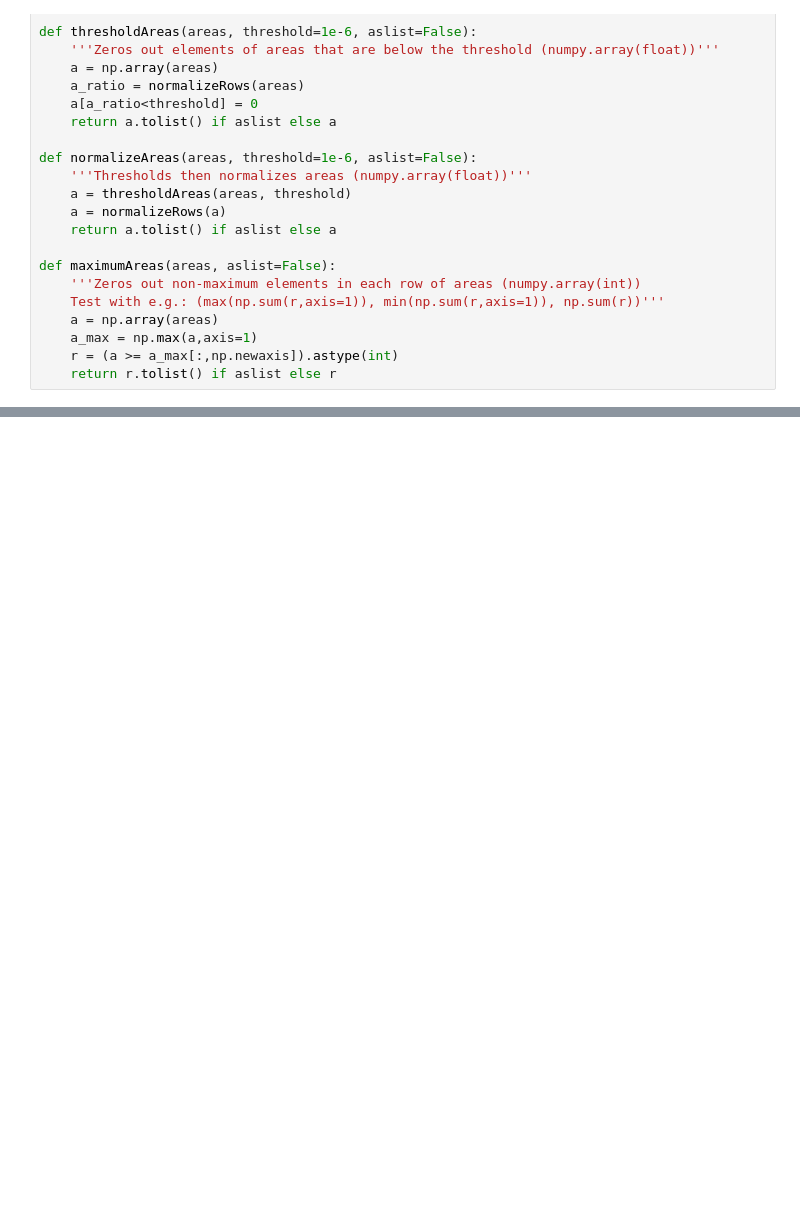
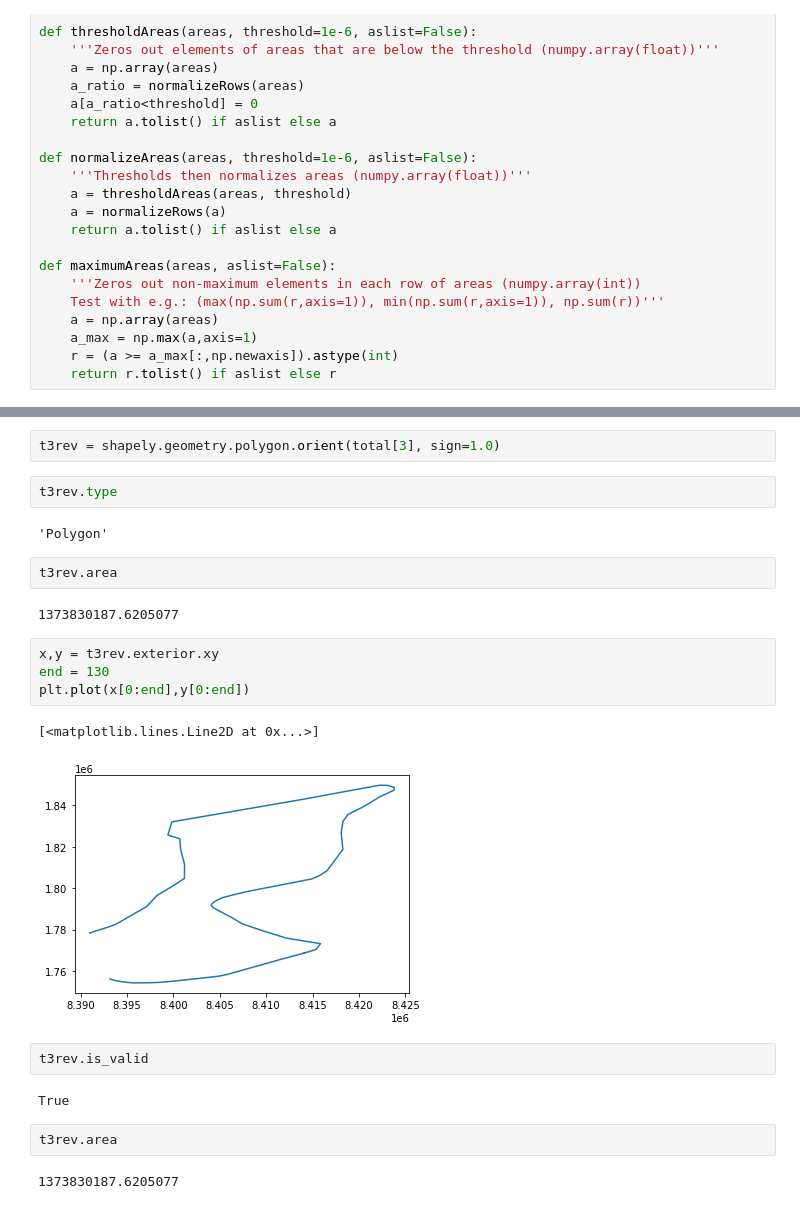
Before and after one commit to Arkadiatri/Neighborhood-Clustering-Canada, a Jupyter notebook: OverlapDevelopmentMPTest.ipynb, the cells around one changed output, grey strips where cells are left out. Saved outputs shown, nothing was run; the diff lists cells and outputs as text; blank space fills up the shorter version.

```diff
--- a/OverlapDevelopmentMPTest.ipynb
+++ b/OverlapDevelopmentMPTest.ipynb
@@ -1091,0 +1063,25 @@ AttributeError: 'GeometryCollection' object has no attribute 'count'
+# %%
+t3rev = shapely.geometry.polygon.orient(total[3], sign=1.0)
+# %%
+t3rev.type
+# %% [output]
+'Polygon'
+# %%
+t3rev.area
+# %% [output]
+1373830187.6205077
+# %%
+x,y = t3rev.exterior.xy
+end = 130
+plt.plot(x[0:end],y[0:end])
+# %% [output]
+[<matplotlib.lines.Line2D at 0x...>]
+[figure, added]
+# %%
+t3rev.is_valid
+# %% [output]
+True
+# %%
+t3rev.area
+# %% [output]
+1373830187.6205077
```
Also changed, not shown: parts of 106 cells of this notebook, 3 other files.
